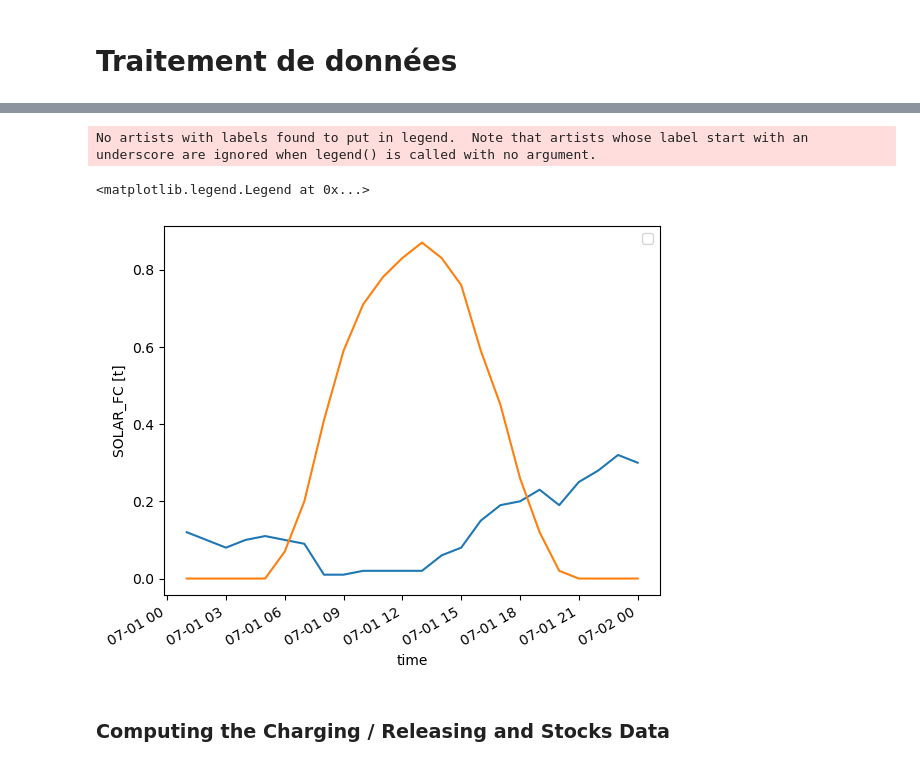
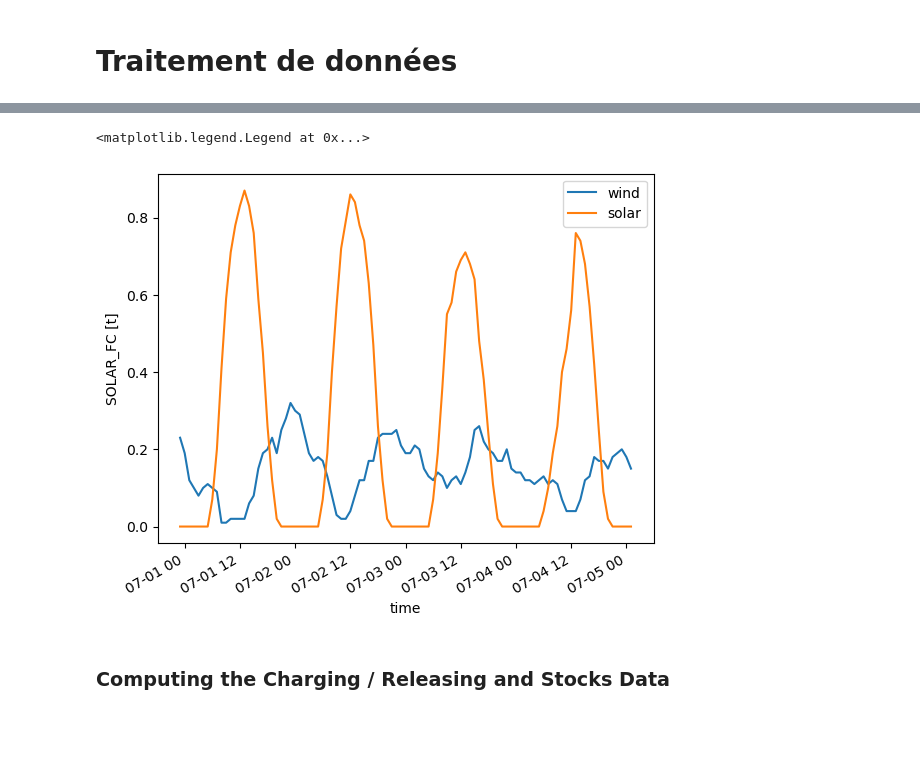
Before and after one commit to cledat/Projet-EA314, a Jupyter notebook: Test Panda Excel.ipynb, the cells around one changed output, grey strips where cells are left out. Drawn from its saved outputs; the diff is of its cells as text; code cells hidden in the pictures; blank space fills up the shorter version.

```diff
--- a/Test Panda Excel.ipynb
+++ b/Test Panda Excel.ipynb
@@ -100,11 +106,11 @@ context = xr.merge([load,wind_fc,solar_fc])
 # %%
-wind_fc.isel(time=slice(i+1,i+25)).plot()
-solar_fc.isel(time=slice(i+1,i+25)).plot()
+i=0
+wind_fc.isel(time=slice(i+1,i+100)).plot(label='wind')
+solar_fc.isel(time=slice(i+1,i+100)).plot(label='solar')
 plt.legend()
 # %% [output]
-No artists with labels found to put in legend.  Note that artists whose label start with an underscore are ignored when legend() is called with no argument.
+<matplotlib.legend.Legend at 0x...>
-<matplotlib.legend.Legend at 0x...>
-[figure, old version]
+[figure, new version]
 # %%
 solar_prod = context.Load.copy()
 solar_prod = context.SOLAR_FC*solar_gen
```
Also changed, not shown: parts of 4 cells of this notebook.
